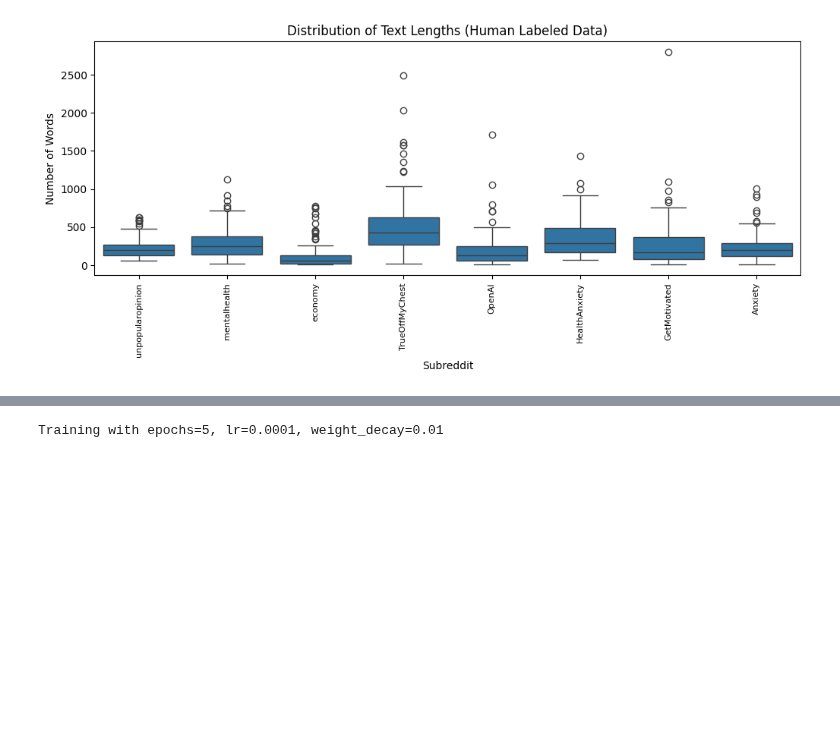
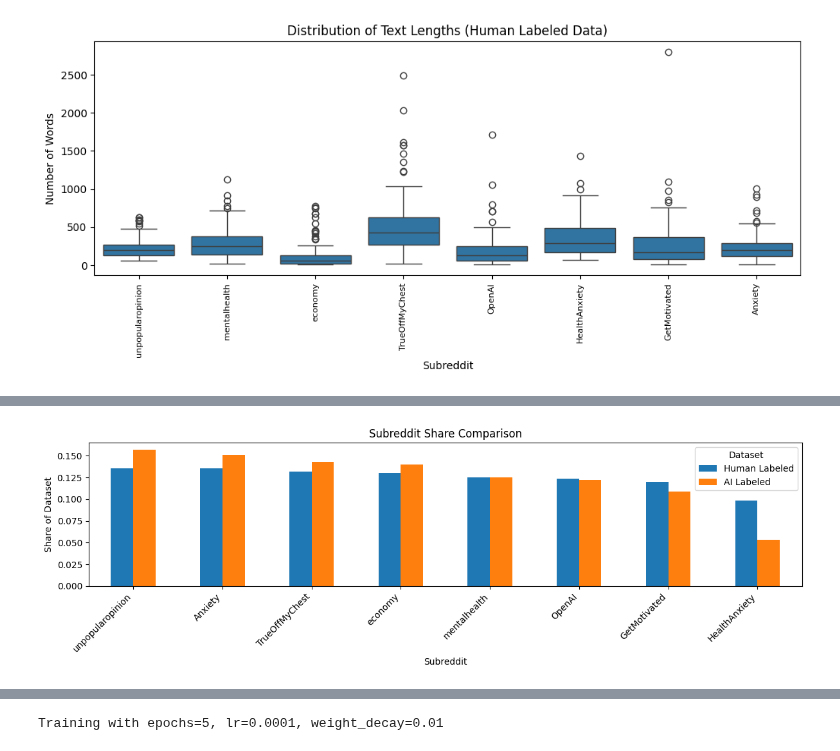
Before and after one commit to shutinghe3601/milestone2, a Jupyter notebook: notebooks/06_text_classification_byDistilBERT.ipynb, the cells around one changed output, grey strips where cells are left out. Saved outputs shown, nothing was run; the diff lists cells and outputs as text; code cells hidden in the pictures; blank space fills up the shorter version.

```diff
--- a/notebooks/06_text_classification_byDistilBERT.ipynb
+++ b/notebooks/06_text_classification_byDistilBERT.ipynb
@@ -209 +283,5 @@ examine_text(ai_label, 'text_all')
+# %%
+plot_subreddit_ratios(human_label, ai_label, label_left="Human Labeled", label_right="AI Labeled", top_n=20)
+# %% [output]
+[figure, added]
 # %% [markdown]
```
Also changed, not shown: parts of 18 cells of this notebook, 2 other files.
